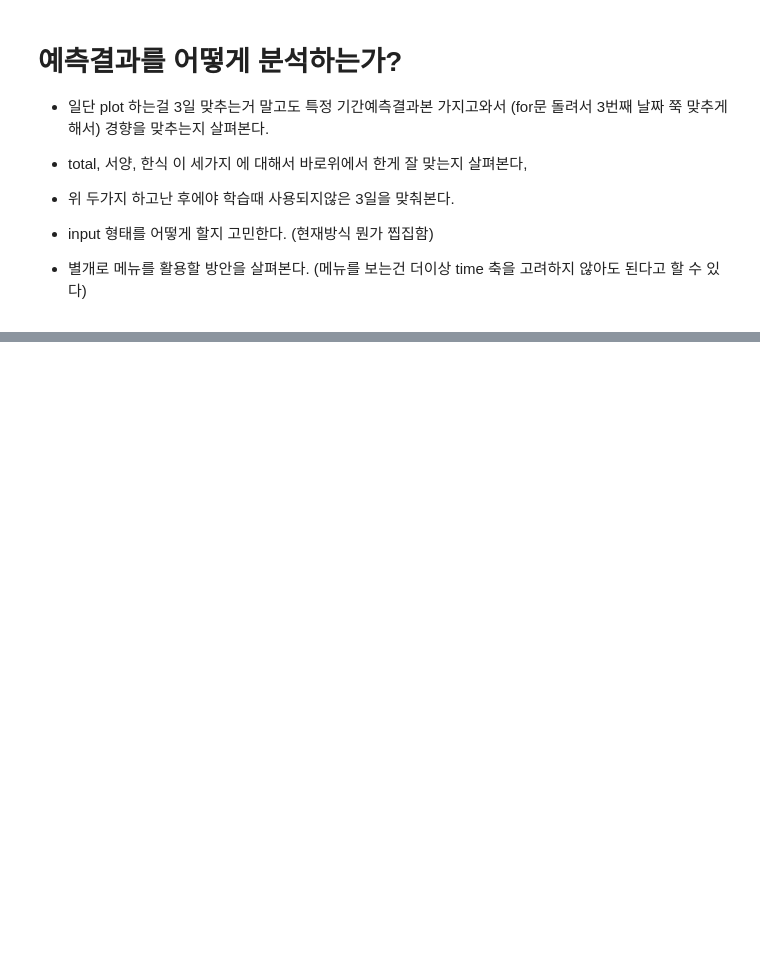
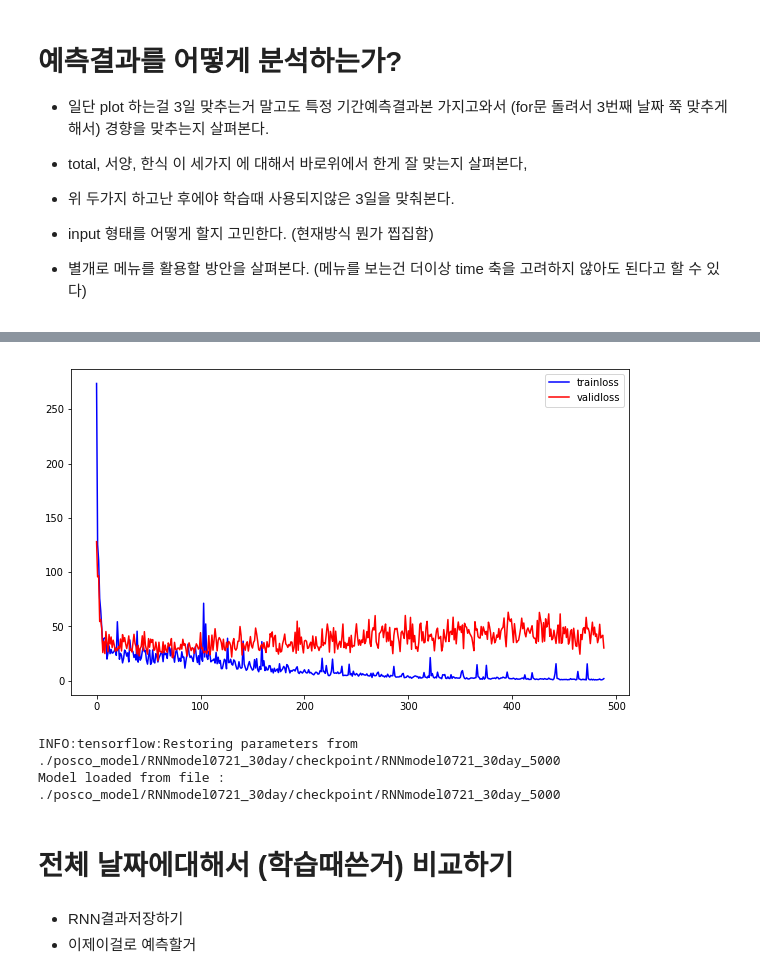
Before and after one commit to kimsh12191/challenge, a Jupyter notebook: peopleRNN/02_RNN.ipynb, the cells around one changed output, grey strips where cells are left out. Cells and saved outputs as stored; diff of their text form; code cells hidden in the pictures; blank space fills up the shorter version.

```diff
--- a/peopleRNN/02_RNN.ipynb
+++ b/peopleRNN/02_RNN.ipynb
@@ -31,5 +31,8 @@ intervalDay = 7
 df_X7 = cPickle.load(open('./trainData{}.pkl'.format(intervalDay), 'rb'))
 df_Y7 = cPickle.load(open('./validDate{}.pkl'.format(intervalDay), 'rb'))
+# %%
+df_X7['values_sum'] = df_X7['values_kor']+df_X7['values_west']
+df_Y7['values_sum'] = df_Y7['values_kor']+df_Y7['values_west']
 # %%
 trainWindow = []
 # Train은 우선 바로앞만 예측하는걸로 학습
@@ -110,7 +92,0 @@ INFO:tensorflow:./posco_model/RNNmodel_7day/checkpoint/RNNmodel_7day_10000 is no
-# %%
-my_model.load('./posco_model/RNNmodel_7day/checkpoint/RNNmodel_7day_7000')
-
-
-# Predict 1개 하는경우
-trainX = trainArray[:, :intervalDay, 1:]
-trainY = trainArray[:, intervalDay, 1:3]
@@ -132,0 +93,12 @@ thirdResult = my_model.predict(thirdInput)
+# %%
+train_idx = list(np.arange(0, 700))+list(np.arange(900,1500))+list(np.arange(1800,2400))+list(np.arange(2700,3000))
+valid_idx = list(np.arange(750, 900))+list(np.arange(1600,1800))+list(np.arange(2500,3000))+list(np.arange(3100,3272))
+
+trainX = trainArray[train_idx, :, 1:]
+trainY = trainArray[train_idx, intervalDay:, 1:3]
+
+
+validX = trainArray[valid_idx, :, 1:]
+validY = trainArray[valid_idx, intervalDay:, 1:3]
+# %%
+my_model.fit(trainX, trainY, validX, validY)
@@ -132,0 +124,13 @@ thirdResult = my_model.predict(thirdInput)
+# %%
+plt.figure(figsize=(10, 6))
+plt.plot(np.arange(len(my_model.train_history)), my_model.train_history, 'b', label='trainloss')
+plt.plot(np.arange(len(my_model.valid_history)), my_model.valid_history, 'r', label='validloss')
+plt.legend()
+plt.show()
+# %% [output]
+[figure, added]
+# %%
+my_model.load('./posco_model/RNNmodel0721_30day/checkpoint/RNNmodel0721_30day_5000')
+# %% [output]
+INFO:tensorflow:Restoring parameters from ./posco_model/RNNmodel0721_30day/checkpoint/RNNmodel0721_30day_5000
+Model loaded from file : ./posco_model/RNNmodel0721_30day/checkpoint/RNNmodel0721_30day_5000
@@ -132,0 +154,5 @@ thirdResult = my_model.predict(thirdInput)
+# %% [markdown]
+# 전체 날짜에대해서 (학습때쓴거) 비교하기
+# %% [markdown]
+- RNN결과저장하기
+- 이제이걸로 예측할거
```
Also changed, not shown: parts of 25 cells of this notebook, 10 other files.
